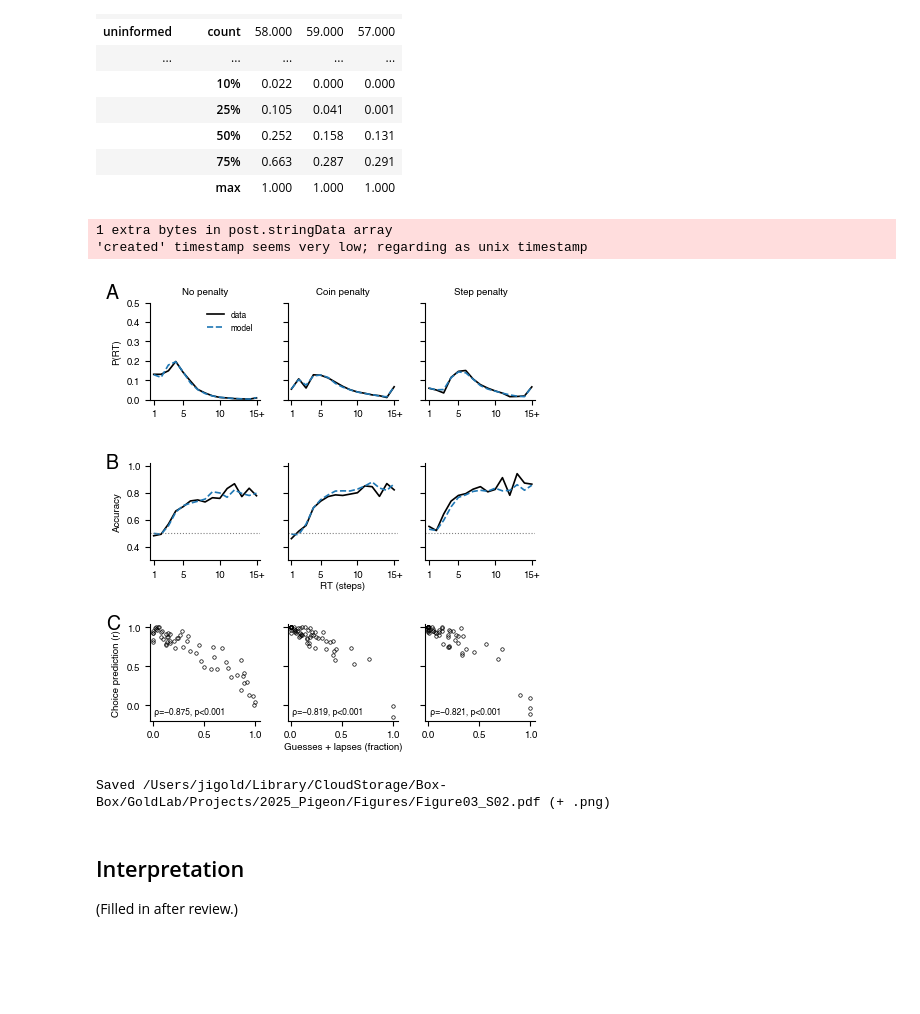
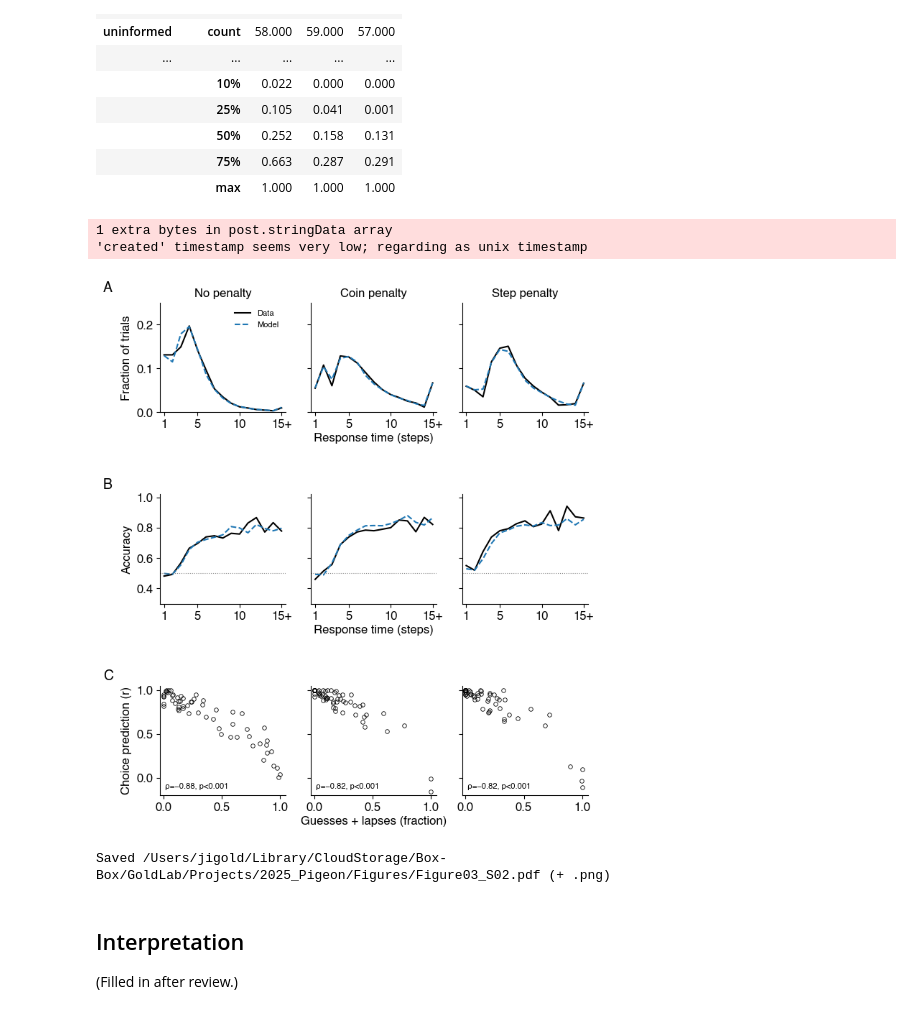
Before and after one commit to TheGoldLab/ms_2026_kalburge_etal_elife, a Jupyter notebook: notebooks/Figure03S02_modelFitQuality.ipynb, the cells around one changed output. Saved outputs shown, nothing was run; the diff lists cells and outputs as text; code cells hidden in the pictures; blank space fills up the shorter version.

```diff
--- a/notebooks/Figure03S02_modelFitQuality.ipynb
+++ b/notebooks/Figure03S02_modelFitQuality.ipynb
@@ -166,12 +166,14 @@ B3: n = 56, Spearman rho (uninformed fraction vs. choice r) = -0.821, p = 1e-14
 |  | max | 1.000 | 1.000 | 1.000 |
 # %%
 CM = 1 / 2.54
-FS = 7
-plt.rcParams.update({'font.size': FS, 'axes.labelsize': FS, 'axes.titlesize': FS, **FONT_RC})
-MODEL = 'tab:blue'
+FS = 12
+FS_INSET = 8
+plt.rcParams.update({'font.size': FS, 'axes.labelsize': FS, 'axes.titlesize': FS, 'xtick.labelsize': FS,
+                     'ytick.labelsize': FS, **FONT_RC})
+MODEL = MODEL_COLOR
 
-fig = plt.figure(figsize=(11 * CM, 12.5 * CM))
-gs = gridspec.GridSpec(3, 3, figure=fig, hspace=0.65, wspace=0.25, left=0.1, right=0.99, bottom=0.08, top=0.93)
+fig = plt.figure(figsize=(17.6 * CM, 20 * CM))
+gs = gridspec.GridSpec(3, 3, figure=fig, hspace=0.75, wspace=0.2, left=0.12, right=0.98, bottom=0.08, top=0.95)
 ax_rt = [fig.add_subplot(gs[0, i]) for i in range(3)]
 ax_acc = [fig.add_subplot(gs[1, i]) for i in range(3)]
 ax_r = [fig.add_subplot(gs[2, i]) for i in range(3)]
@@ -179,65 +181,68 @@ ax_r = [fig.add_subplot(gs[2, i]) for i in range(3)]
 for bi, b in enumerate(BLOCKS):
     r, s = trials[trials.condition == b], sim[sim.condition == b]
     ax = ax_rt[bi]
-    ax.plot(rt_ax, _rt_dist(r), 'k-', lw=1.2, label='data')
-    ax.plot(rt_ax, _rt_dist(s), '--', color=MODEL, lw=1.2, label='model')
+    ax.plot(rt_ax, _rt_dist(r), '-', color=DATA_COLOR, lw=1.5, label='Data')
+    ax.plot(rt_ax, _rt_dist(s), '--', color=MODEL, lw=1.5, label='Model')
     ax.set_title(BLOCK_TITLES[b])
-    ax.set_ylim(0, 0.5)
+    ax.set_ylim(0, 0.25)
+    ax.set_yticks([0, 0.1, 0.2])
     ax = ax_acc[bi]
-    ax.plot(rt_ax, _acc_by_rt(r), 'k-', lw=1.2)
-    ax.plot(rt_ax, _acc_by_rt(s), '--', color=MODEL, lw=1.2)
+    ax.plot(rt_ax, _acc_by_rt(r), '-', color=DATA_COLOR, lw=1.5)
+    ax.plot(rt_ax, _acc_by_rt(s), '--', color=MODEL, lw=1.5)
     ax.axhline(0.5, color='0.5', ls=':', lw=0.8)
     ax.set_ylim(0.3, 1.02)
+    ax.set_yticks([0.4, 0.6, 0.8, 1])
     for a in (ax_rt[bi], ax_acc[bi]):
         a.set_xlim(0.5, MAX_RT + 0.5)
         a.set_xticks([1, 5, 10, 15])
         a.set_xticklabels(['1', '5', '10', '15+'])  # last bin: RT >= 15
         if bi > 0:
             a.set_yticklabels([])
-ax_rt[0].set_ylabel('P(RT)')
+ax_rt[0].set_ylabel('Fraction of trials')
 ax_acc[0].set_ylabel('Accuracy')
-ax_rt[0].legend(fontsize=6, frameon=False, loc='upper right')
+ax_rt[0].legend(fontsize=FS_INSET, frameon=False, loc='upper right')
 
 for bi, b in enumerate(BLOCKS):
     ax = ax_r[bi]
     g = per_subject[per_subject.condition == b].dropna(subset=['r_choice', 'uninformed'])
-    ax.plot(g.uninformed, g.r_choice, 'ko', mfc='none', ms=2.5, mew=0.5)
+    ax.plot(g.uninformed, g.r_choice, 'o', color=DATA_COLOR, mfc='none', ms=4, mew=0.6)
     ax.set_xlim(-0.03, 1.05)
     ax.set_ylim(-0.2, 1.05)
     ax.set_xticks([0, 0.5, 1])
     ax.set_yticks([0, 0.5, 1])
     rho, p = scipy.stats.spearmanr(g.uninformed, g.r_choice)
-    ax.text(0.04, 0.05, f'ρ={rho:.3f}, p{"<0.001" if p < 0.001 else f"={p:.3f}"}'.replace('-', '\u2212'),
-            transform=ax.transAxes, ha='left', va='bottom', fontsize=6)
+    ax.text(0.04, 0.05, f'{format_rho(rho)}, {format_p(p)}', transform=ax.transAxes, ha='left', va='bottom',
+            fontsize=FS_INSET)
     if bi > 0:
         ax.set_yticklabels([])
 ax_r[0].set_ylabel('Choice prediction (r)')
 
 # One x label per row, centered under its three panels (same label in every column).
 def _row_xlabel(axes, label):
     fig.canvas.draw()
     left, right = axes[0].get_position().x0, axes[-1].get_position().x1
     bottom = min(a.get_tightbbox().transformed(fig.transFigure.inverted()).y0 for a in axes)
     fig.text((left + right) / 2, bottom - 0.005, label, ha='center', va='top', fontsize=FS)
 
-_row_xlabel(ax_acc, 'RT (steps)')
+_row_xlabel(ax_rt, 'Response time (steps)')
+_row_xlabel(ax_acc, 'Response time (steps)')
 _row_xlabel(ax_r, 'Guesses + lapses (fraction)')
 
 for ax in ax_rt + ax_acc + ax_r:
     ax.spines[['top', 'right']].set_visible(False)
-add_panel_label(ax_rt[0], 'A', dx=-0.4, dy=1.2)
-add_panel_label(ax_acc[0], 'B', dx=-0.4, dy=1.1)
-add_panel_label(ax_r[0], 'C', dx=-0.4, dy=1.1)
+add_panel_label(ax_rt[0], 'A', dx=-0.45, dy=1.2)
+add_panel_label(ax_acc[0], 'B', dx=-0.45, dy=1.15)
+add_panel_label(ax_r[0], 'C', dx=-0.45, dy=1.15)
 
 out = FIGURES_DIR / 'Figure03_S02.pdf'
 fig.savefig(out, dpi=300, bbox_inches='tight')
 fig.savefig(out.with_suffix('.png'), dpi=300, bbox_inches='tight')
 plt.show()
 print(f'Saved {out} (+ .png)')
 # %% [output]
 1 extra bytes in post.stringData array
 'created' timestamp seems very low; regarding as unix timestamp
-[figure, old version]
+[figure, new version]
 Saved /Users/jigold/Library/CloudStorage/Box-Box/GoldLab/Projects/2025_Pigeon/Figures/Figure03_S02.pdf (+ .png)
 # %% [markdown]
 ## Interpretation
```
Also changed, not shown: parts of 1 cell of this notebook.
